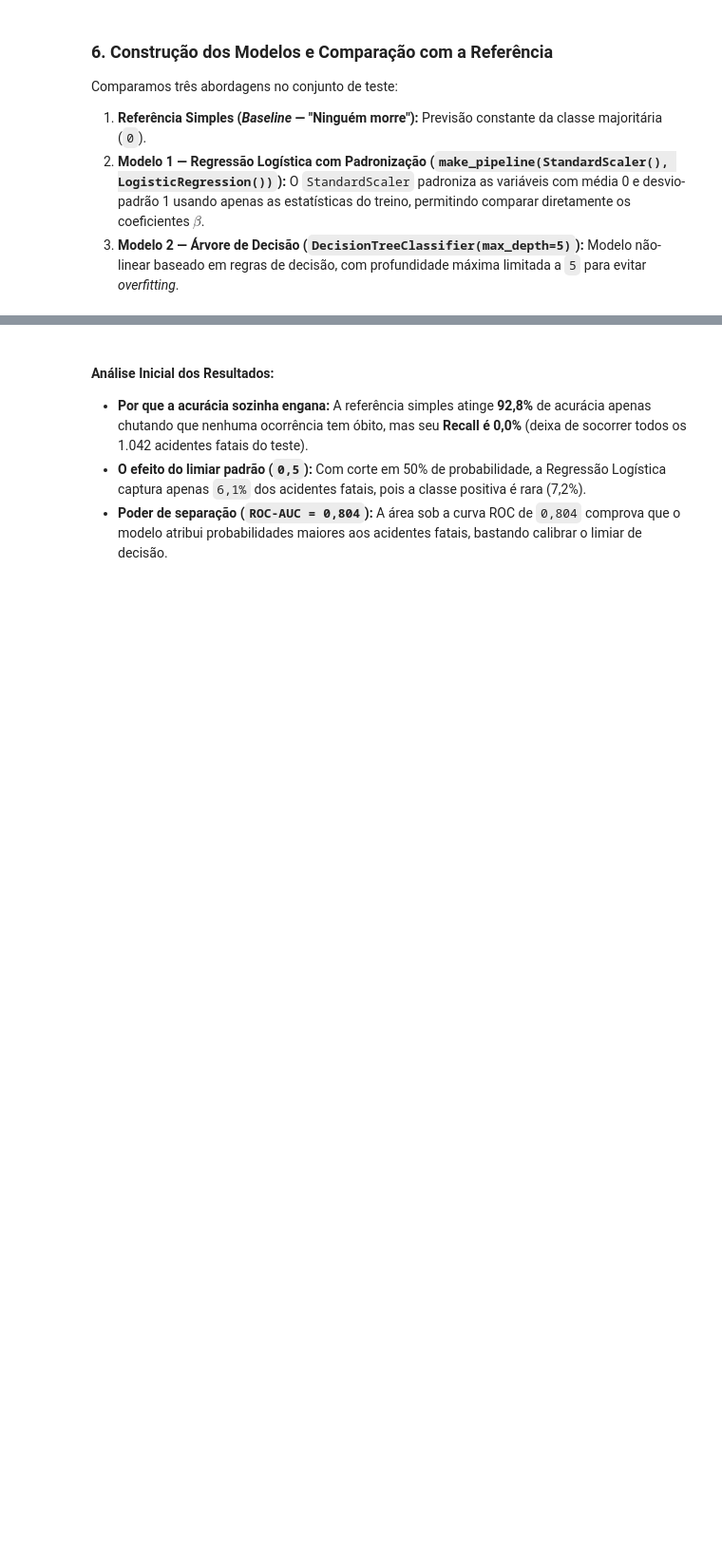
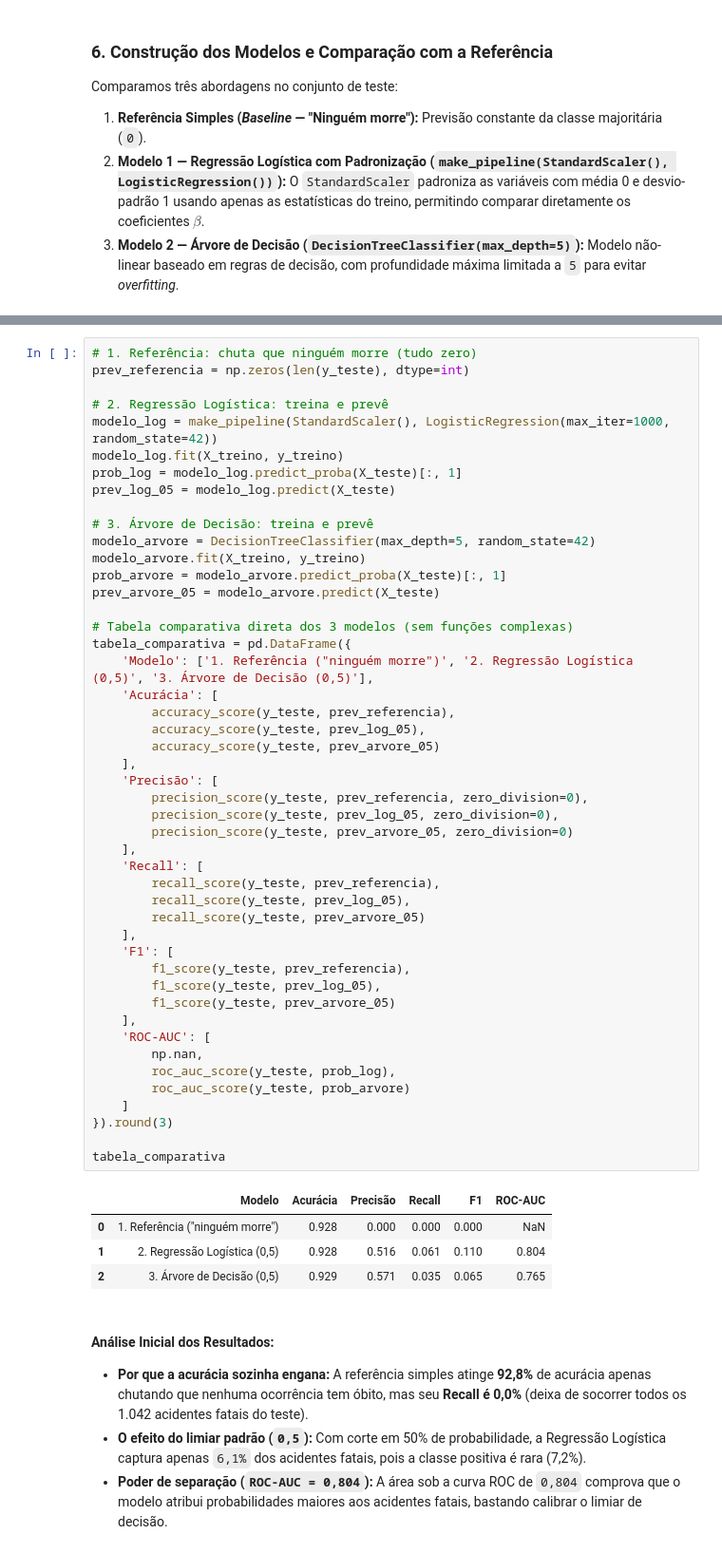
Before and after one commit to amalicef-sys/Projeto-Caixaverso-2026, a Jupyter notebook: projeto_machine_learning.ipynb, the cells around one changed output, grey strips where cells are left out. Shown at 95% size. Cells and saved outputs as stored; diff of their text form; blank space fills up the shorter version.

```diff
--- a/projeto_machine_learning.ipynb
+++ b/projeto_machine_learning.ipynb
@@ -294,3 +270,55 @@ avaliar('3. Árvore de Decisão (limiar 0,5)', y_teste, prev_arvore_05, prob_arv
+# %%
+# 1. Referência: chuta que ninguém morre (tudo zero)
+prev_referencia = np.zeros(len(y_teste), dtype=int)
+
+# 2. Regressão Logística: treina e prevê
+modelo_log = make_pipeline(StandardScaler(), LogisticRegression(max_iter=1000, random_state=42))
+modelo_log.fit(X_treino, y_treino)
+prob_log = modelo_log.predict_proba(X_teste)[:, 1]
+prev_log_05 = modelo_log.predict(X_teste)
+
+# 3. Árvore de Decisão: treina e prevê
+modelo_arvore = DecisionTreeClassifier(max_depth=5, random_state=42)
+modelo_arvore.fit(X_treino, y_treino)
+prob_arvore = modelo_arvore.predict_proba(X_teste)[:, 1]
+prev_arvore_05 = modelo_arvore.predict(X_teste)
+
+# Tabela comparativa direta dos 3 modelos (sem funções complexas)
+tabela_comparativa = pd.DataFrame({
+    'Modelo': ['1. Referência ("ninguém morre")', '2. Regressão Logística (0,5)', '3. Árvore de Decisão (0,5)'],
+    'Acurácia': [
+        accuracy_score(y_teste, prev_referencia),
+        accuracy_score(y_teste, prev_log_05),
+        accuracy_score(y_teste, prev_arvore_05)
+    ],
+    'Precisão': [
+        precision_score(y_teste, prev_referencia, zero_division=0),
+        precision_score(y_teste, prev_log_05, zero_division=0),
+        precision_score(y_teste, prev_arvore_05, zero_division=0)
+    ],
+    'Recall': [
+        recall_score(y_teste, prev_referencia),
+        recall_score(y_teste, prev_log_05),
+        recall_score(y_teste, prev_arvore_05)
+    ],
+    'F1': [
+        f1_score(y_teste, prev_referencia),
+        f1_score(y_teste, prev_log_05),
+        f1_score(y_teste, prev_arvore_05)
+    ],
+    'ROC-AUC': [
+        np.nan,
+        roc_auc_score(y_teste, prob_log),
+        roc_auc_score(y_teste, prob_arvore)
+    ]
+}).round(3)
+
+tabela_comparativa
+# %% [output]
+|  | Modelo | Acurácia | Precisão | Recall | F1 | ROC-AUC |
+| 0 | 1. Referência ("ninguém morre") | 0.928 | 0.000 | 0.000 | 0.000 | NaN |
+| 1 | 2. Regressão Logística (0,5) | 0.928 | 0.516 | 0.061 | 0.110 | 0.804 |
+| 2 | 3. Árvore de Decisão (0,5) | 0.929 | 0.571 | 0.035 | 0.065 | 0.765 |
 # %% [markdown]
 #### Análise Inicial dos Resultados:
 * **Por que a acurácia sozinha engana:** A referência simples atinge **92,8%** de acurácia apenas chutando que nenhuma ocorrência tem óbito, mas seu **Recall é 0,0%** (deixa de socorrer todos os 1.042 acidentes fatais do teste).
```
Also changed, not shown: parts of 10 cells of this notebook, 1 other file.
